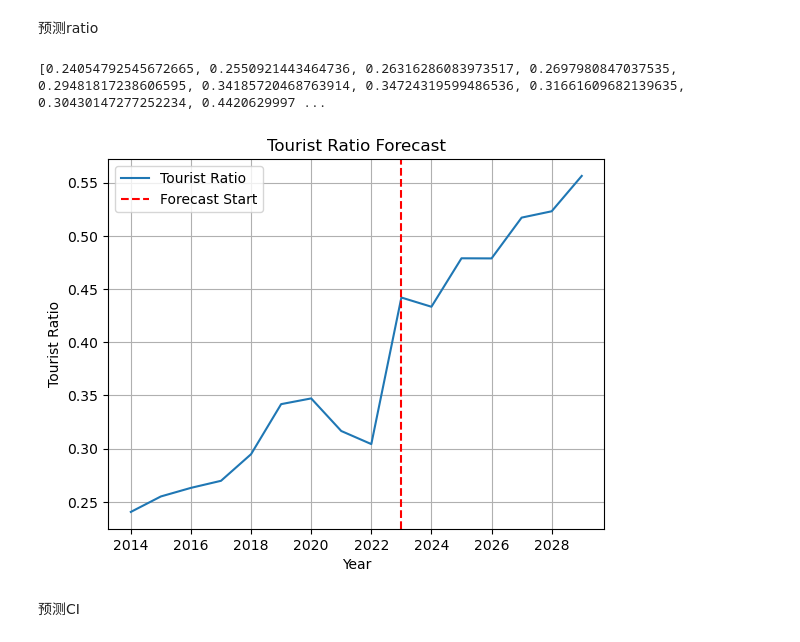
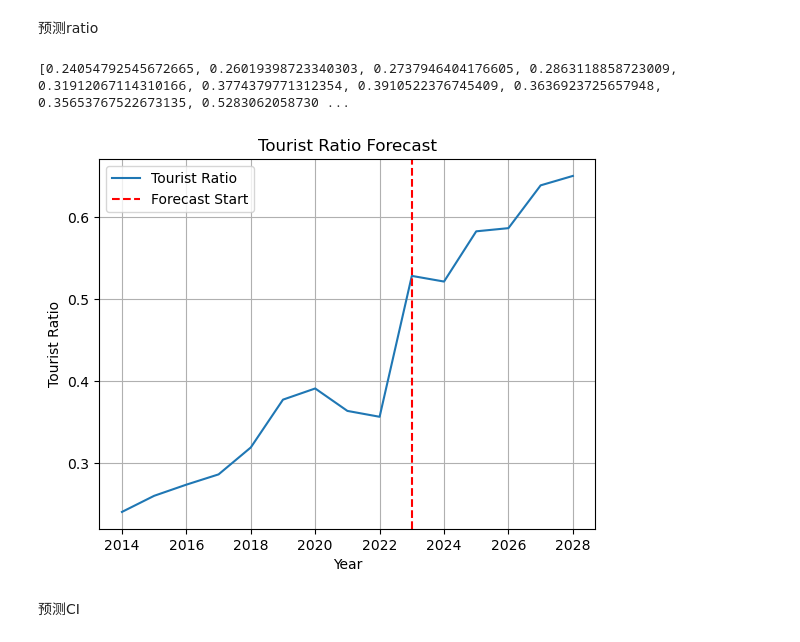
Before and after one commit to BlackMaple1203/MCM, a Jupyter notebook: Code/environment/kaya.ipynb, the cells around one changed output. Drawn from its saved outputs; the diff is of its cells as text; code cells hidden in the pictures.

```diff
--- a/Code/environment/kaya.ipynb
+++ b/Code/environment/kaya.ipynb
@@ -78,8 +78,12 @@ data = {
     "GDP": [2524869000, 2435418000, 2437578000, 2511152000, 2467392000, 2414435000, 2292657000, 2421944000, 2423728000, 2387533000]
 }
 
-tourism_income = data["Tourism_Numbers"]
-tourism_income = [i * 632 for i in tourism_income]
+tourism_number = data["Tourism_Numbers"]
+# 人均旅游以2%的增长率增长，初始为632
+tourism_spend = [632 * (1 + 0.02) ** i for i in range(20)]
+tmp = tourism_spend[0:10]
+assert len(tourism_number) == len(tmp)
+tourism_income = [i * j for i, j in zip(tourism_number, tmp)]
 GDP = data["GDP"]
 
 tourism_income_ratio = [i / j for i, j in zip(tourism_income, GDP) if j != -1]
@@ -92,36 +96,36 @@ df.set_index('Year', inplace=True)
 df["Pande_Impact"] = [0, 0, 0, 0, 0, 0, 0.2, 1, 0.8, 0]
 df["Tourist_Ratio"] = tourism_income_ratio
 
 # 扩展预测年份到2030年
-forecast_years = list(range(2024, 2030))
+forecast_years = list(range(2024, 2029))
 forecast_exog = np.zeros(len(forecast_years))  # 假设未来几年疫情影响因子为0
 
 model0 = SARIMAX(df["Tourist_Ratio"], exog=df['Pande_Impact'], order=(1, 2, 2))
 fitted_model0 = model0.fit()
 
 forecast0 = fitted_model0.forecast(steps=len(forecast_years), exog=forecast_exog)
 
 forecast_df0 = pd.DataFrame({
 
     'Year': forecast_years,
     'Tourist_Ratio': forecast0
 })
 
 forecast_df0.set_index('Year', inplace=True)
 
 combined_df0 = pd.concat([df, forecast_df0])
 
 plt.plot(combined_df0.index, combined_df0['Tourist_Ratio'], label='Tourist Ratio')
 plt.axvline(x=2023, color='r', linestyle='--', label='Forecast Start')
 plt.xlabel('Year')
 plt.ylabel('Tourist Ratio')
 plt.title('Tourist Ratio Forecast')
 plt.legend()
 plt.grid(True)
 plt.show()
 # %% [output]
-[0.24054792545672665, 0.2550921443464736, 0.26316286083973517, 0.2697980847037535, 0.29481817238606595, 0.34185720468763914, 0.34724319599486536, 0.31661609682139635, 0.30430147277252234, 0.4420629997 ...
+[0.24054792545672665, 0.26019398723340303, 0.2737946404176605, 0.2863118858723009, 0.31912067114310166, 0.3774379771312354, 0.3910522376745409, 0.3636923725657948, 0.35653767522673135, 0.5283062058730 ...
-[figure, old version]
+[figure, new version]
 # %% [markdown]
 预测CI
 # %%
```
Also changed, not shown: parts of 6 cells of this notebook.
